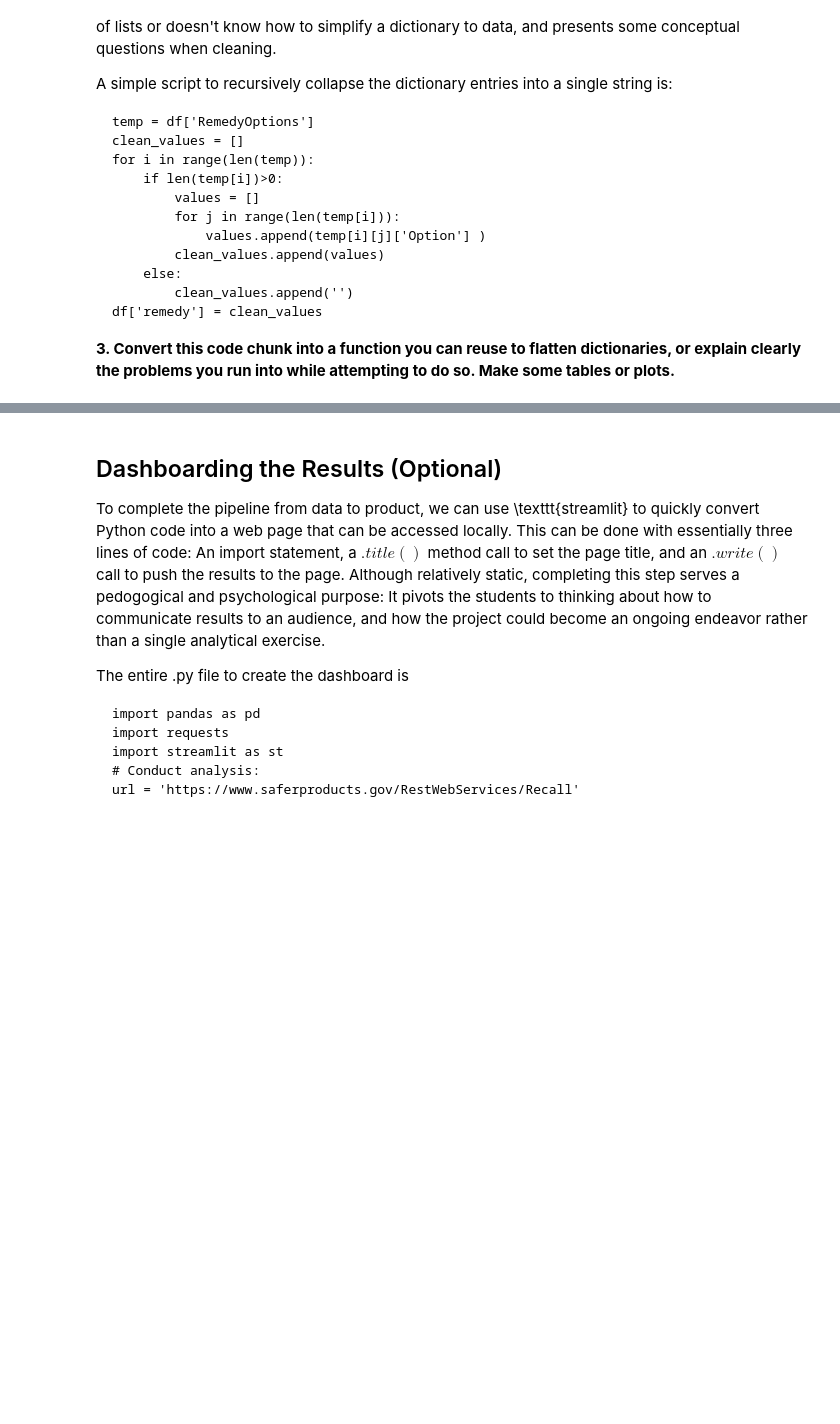
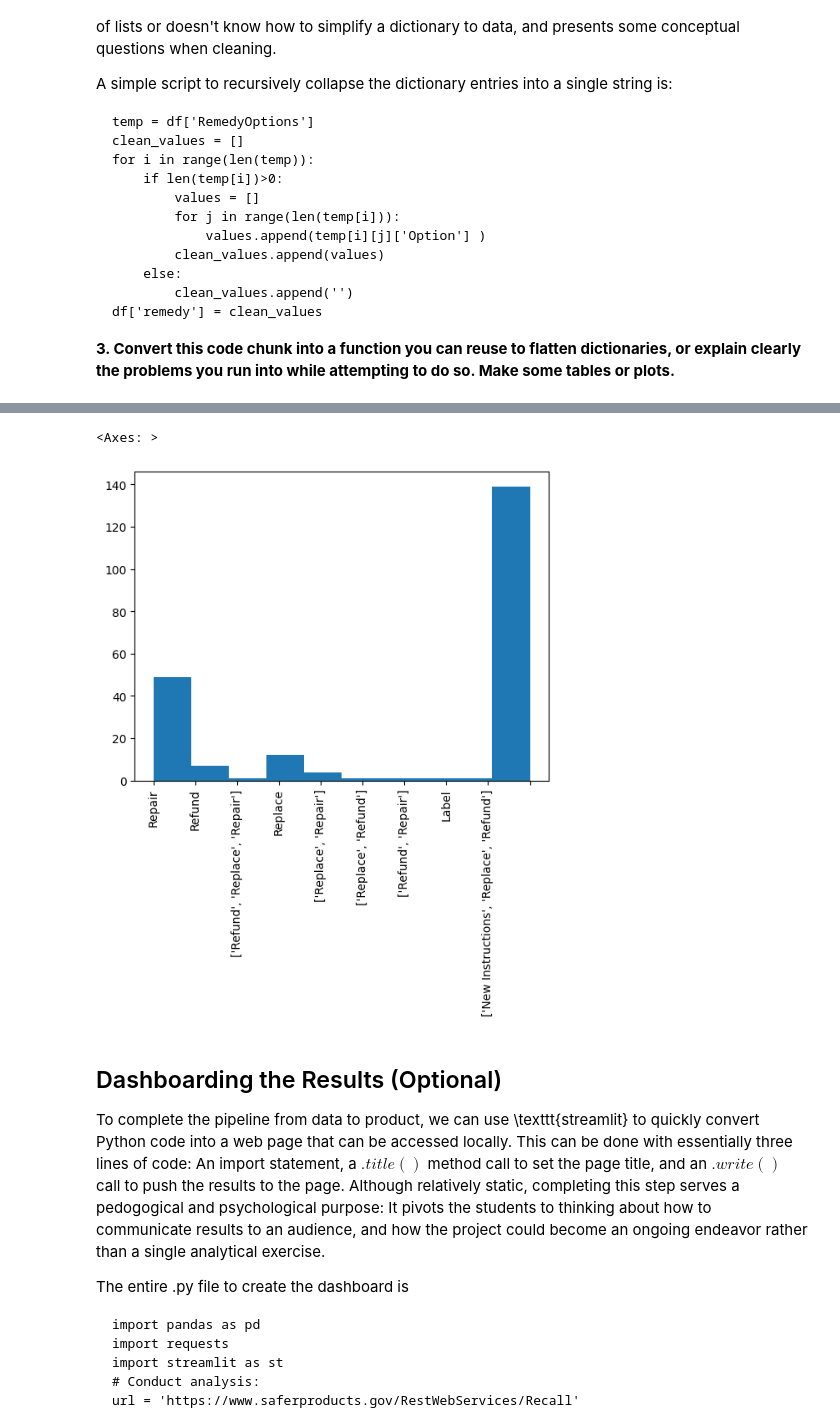
Before and after one commit to alliemkim/ds-3001, a Jupyter notebook: labs/01_api_calls/assignment_notebook.ipynb, the cells around one changed output, grey strips where cells are left out. Cells and saved outputs as stored; diff of their text form; code cells hidden in the pictures; blank space fills up the shorter version.

```diff
--- a/labs/01_api_calls/assignment_notebook.ipynb
+++ b/labs/01_api_calls/assignment_notebook.ipynb
@@ -124,0 +147,5 @@ Some queries I practiced with are the following:
+# %%
+import pandas as pd
+df = pd.DataFrame.from_dict(data)
+print(df.shape)
+df.head()
@@ -124,0 +190,14 @@ Some queries I practiced with are the following:
+# %%
+temp = df['ManufacturerCountries']
+clean_values = []
+for i in range(len(temp)):
+    if len(temp[i])==1 :
+        clean_values.append( str(temp[i][0]['Country']) )
+    elif len(temp[i])>1:
+        countries = []
+        for j in range(len(temp[i])):
+            countries.append( temp[i][j]['Country'] )
+        clean_values.append( str(countries) )
+    else:
+        clean_values.append('')
+df['mnf_country'] = clean_values
@@ -223,0 +269,20 @@ Name: count, dtype: int64
+# %%
+def flatten_dict(var):
+    """ Flattens a value, recursively concatenating dictionary values. """
+    temp = df[var] # Get column from the dataframe
+    clean_values = [] # List for new values
+    key = [*temp[0][0]][0] # Get dictionary key
+    for i in range(len(temp)):
+        if len(temp[i])==1 : # Only one entry in the value
+            clean_values.append( str(temp[i][0][key]) ) # Convert to string and append
+        elif len(temp[i])>1: # Multiple entries in the value to flatten
+            new_values = [] # List for flattened entries
+            for j in range(len(temp[i])): # Iterate over the dictionary
+                new_values.append( temp[i][j][key] ) # For the key, append values
+            clean_values.append(str(new_values) ) # Convert to string from list and append
+        else:
+            clean_values.append('') # Missing values get a blank
+    return clean_values
+# %%
+df['remedy'] = flatten_dict('RemedyOptions')
+df['remedy'].value_counts()
@@ -224,3 +302,8 @@ Name: count, dtype: int64
+# %%
+df['remedy'].hist(grid=False,xrot=90)
+# %% [output]
+<Axes: >
+[figure, added]
 # %% [markdown]
 ## Dashboarding the Results (Optional)
 
```
Also changed, not shown: parts of 11 cells of this notebook.
